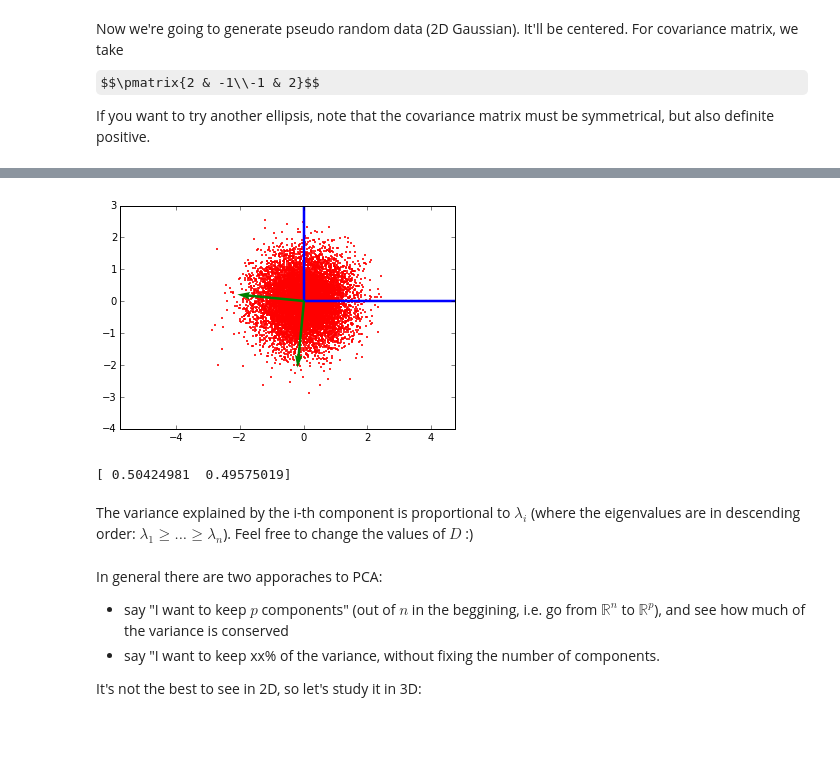
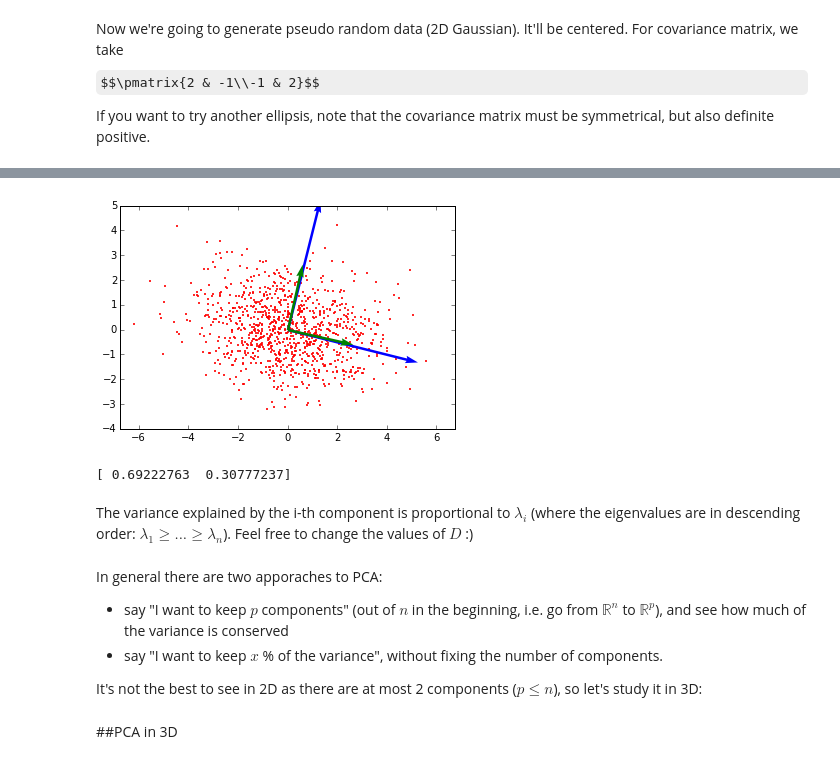
Before and after one commit to Nick-Ol/Ipython-Notebooks, a Jupyter notebook: PCA/PCA.ipynb, the cells around one changed output, grey strips where cells are left out. Saved outputs shown, nothing was run; the diff lists cells and outputs as text; code cells hidden in the pictures; some formulas as TeX source; blank space fills up the shorter version.

```diff
--- a/PCA/PCA.ipynb
+++ b/PCA/PCA.ipynb
@@ -13,17 +14,19 @@ import matplotlib.pyplot as plt
 np.random.seed(1)
 
 
-def generateEllipsis(mean, cov):
-    data = np.random.multivariate_normal(mean, cov, 10000)
+def generateEllipsis(mean, cov, cardinal, isNoised):
+    data = np.random.multivariate_normal(mean, cov, cardinal)
+    if (isNoised):
+        data = data + np.random.randn(cardinal, len(mean))
     lambd, axes = np.linalg.eig(cov)
     return data, axes, lambd
 
 
-def plot2DEllipsis(data, axes):
+def plotEllipsis(data, axes):
     plt.axis("equal")
     plt.scatter(data[:,0], data[:, 1], color='red', s=1)
     for i in range(len(axes)):
-        plt.quiver(axes[0, i], axes[1, i], scale = 0.1, color='blue')
+        plt.quiver(axes[0, i], axes[1, i], scale = 2.5, color='blue')
 
 
 def plot2DComponents(pca):
@@ -62,7 +65,7 @@ Then $P^{-1} = P^{T}$, and with $D = \pmatrix{\lambda_1 & 0 \\ 0 & \lambda_2}$,
 # %%
 P = np.matrix([[1, -4], [4, 1]])
 P = P/np.linalg.norm(P)
-D = np.diag([1, 1])
+D = np.diag([3, 7])
 cov2 = P*D*np.transpose(P)
-print(np.transpose(P))
+print(cov2)
 # %% [output]
@@ -71,26 +80,28 @@ print(np.transpose(P))
 # %%
-ellipsis2, axes2, lambd2 = generateEllipsis(mean, cov2)
+ellipsis2, axes2, lambd2 = generateEllipsis(mean, cov2, 1000, isNoised=False)
 
-plot2DEllipsis(ellipsis2, axes2)
+plotEllipsis(ellipsis2, axes2)
 
 pca2 = PCA(n_components=2)
 pca2.fit(ellipsis2)
 plot2DComponents(pca2)
 # %% [output]
-[figure, old version]
+[figure, new version]
 # %%
 print(pca2.explained_variance_ratio_)
 # %% [output]
-[ 0.50424981  0.49575019]
+[ 0.69222763  0.30777237]
 # %% [markdown]
 The variance explained by the i-th component is proportional to $\lambda_i$ (where the eigenvalues are in descending order: $\lambda_1 \geq ... \geq \lambda_n$). Feel free to change the values of $D$ :)
 # %% [markdown]
 In general there are two apporaches to PCA:
 
-- say "I want to keep $p$ components" (out of $n$ in the beggining, i.e. go from $\mathbb{R}^n$ to $\mathbb{R}^p$), and see how much of the variance is conserved
-- say "I want to keep xx% of the variance, without fixing the number of components.
+- say "I want to keep $p$ components" (out of $n$ in the beginning, i.e. go from $\mathbb{R}^n$ to $\mathbb{R}^p$), and see how much of the variance is conserved
+- say "I want to keep $x$ % of the variance", without fixing the number of components.
 
-It's not the best to see in 2D, so let's study it in 3D:
+It's not the best to see in 2D as there are at most 2 components ($p\leq n$), so let's study it in 3D:
+# %% [markdown]
+##PCA in 3D
 # %%
 from matplotlib.patches import FancyArrowPatch
 from mpl_toolkits.mplot3d import proj3d
```
Also changed, not shown: parts of 17 cells of this notebook.
